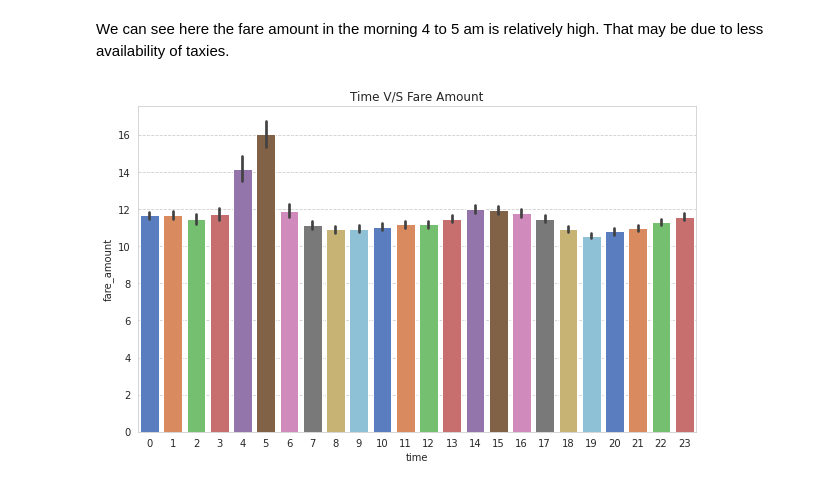
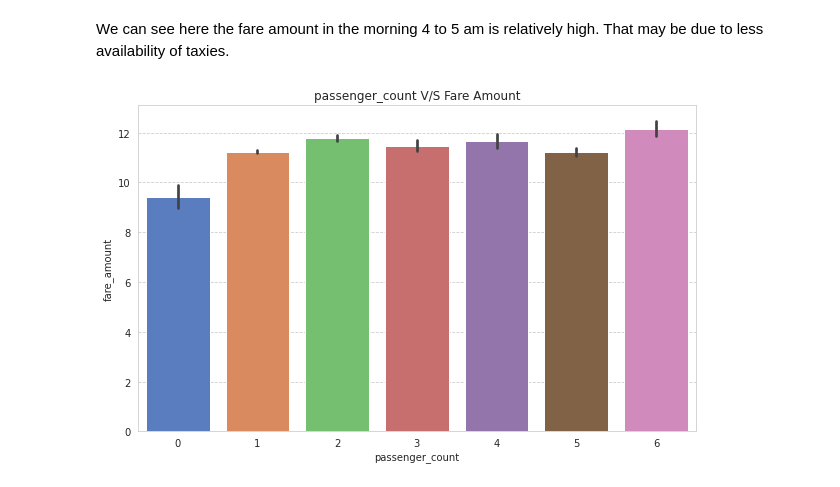
Before and after one commit to Shrez7961/Fare-Price-Prediction, a Jupyter notebook: Fare_Amount_Prediction.ipynb, the cells around one changed output. Cells and saved outputs as stored; diff of their text form; code cells hidden in the pictures.

```diff
--- a/Fare_Amount_Prediction.ipynb
+++ b/Fare_Amount_Prediction.ipynb
@@ -182,0 +181,5 @@ df2.head()
+# %%
+
+def find_distance(a,b,c,d):
+  from geopy.distance import great_circle
+  return great_circle((a,b), (c,d)).km
@@ -182,0 +191,4 @@ df2.head()
+# %%
+from geopy import distance
+# applies the distance function as described in the provided link
+df2['distance_in_kms'] = df2.apply(lambda x: find_distance(x['pickup_latitude'], x['pickup_longitude'], x['dropoff_latitude'], x['dropoff_longitude']), axis=1)
@@ -182,0 +206,2 @@ df2.head()
+# %%
+df2=df2.drop(['index', 'key','pickup_datetime', 'pickup_longitude', 'pickup_latitude', 'dropoff_longitude', 'dropoff_latitude' ], axis=1)
@@ -182,0 +245,3 @@ df2.head()
+# %%
+df2 = df2[df2["distance_in_kms"]<50]
+df2.describe()
@@ -191,8 +274,8 @@ dv = ['fare_amount']
 # %%
-
+#Plotting passenger_count vs fare amount
 plt.figure(figsize=(10,6))
-plt.title("Time V/S Fare Amount")
-sns.barplot(x=df2.time,y= df2.fare_amount ,palette="muted")
+plt.title("passenger_count V/S Fare Amount")
+sns.barplot(x=df2.passenger_count,y= df2.fare_amount ,palette="muted")
 plt.show()
 # %% [output]
-[figure, old version]
+[figure, new version]
```
Also changed, not shown: parts of 55 cells of this notebook.
